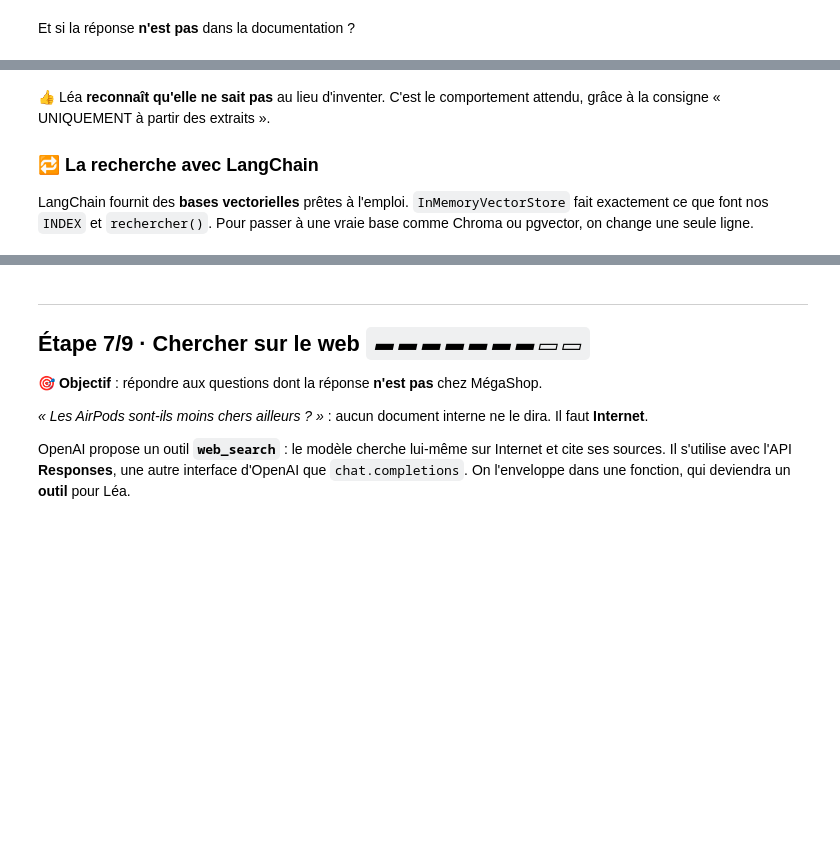
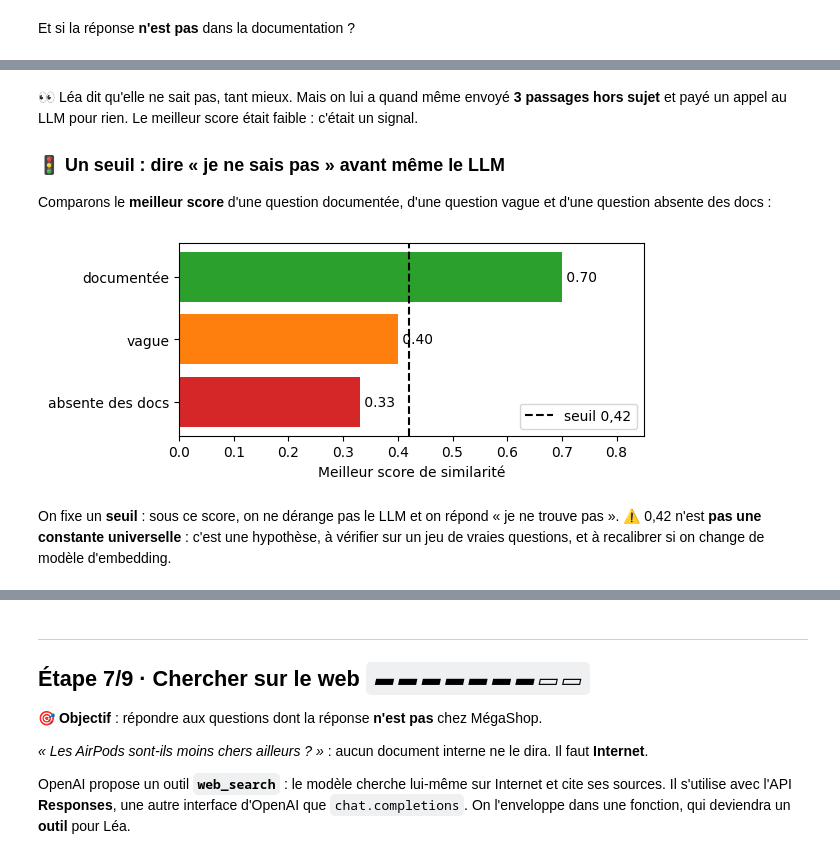
Before and after one commit to Sergetouvoly/UnderstandAiAgent, a Jupyter notebook: notebook_3_rag_et_recherche_web.ipynb, the cells around one changed output, grey strips where cells are left out. Drawn from its saved outputs; the diff is of its cells as text; code cells hidden in the pictures; blank space fills up the shorter version.

```diff
--- a/notebook_3_rag_et_recherche_web.ipynb
+++ b/notebook_3_rag_et_recherche_web.ipynb
@@ -240,7 +241,8 @@ PASSAGES = []
 for nom_doc, texte in DOCS.items():
     for section in texte.split("## ")[1:]:                  # chaque section « ## Titre » devient un passage
         titre, _, contenu = section.partition("\n")
-        PASSAGES.append({"source": f"{nom_doc} › {titre.strip()}",
+        PASSAGES.append({"id": f"DOC-{len(PASSAGES) + 1:02d}",  # identifiant stable, pour citer la source
+                         "source": f"{nom_doc} › {titre.strip()}",
                          "texte": f"{titre.strip()} : {contenu.strip()}"})
 
 print(f"✂️ {len(PASSAGES)} passages. Exemple :")
@@ -310,6 +330,26 @@ Souhaitez‑vous que je transfère votre demande à un conseiller pour vérifica
 # %% [markdown]
-👍 Léa **reconnaît qu'elle ne sait pas** au lieu d'inventer. C'est le comportement attendu, grâce à la consigne « UNIQUEMENT à partir des extraits ».
+👀 Léa dit qu'elle ne sait pas, tant mieux. Mais on lui a quand même envoyé **3 passages hors sujet** et payé un appel au LLM pour rien. Le meilleur score était faible : c'était un signal.
 
-### 🔁 La recherche avec LangChain
+### 🚦 Un seuil : dire « je ne sais pas » avant même le LLM
 
-LangChain fournit des **bases vectorielles** prêtes à l'emploi. `InMemoryVectorStore` fait exactement ce que font nos `INDEX` et `rechercher()`. Pour passer à une vraie base comme Chroma ou pgvector, on change une seule ligne.
+Comparons le **meilleur score** d'une question documentée, d'une question vague et d'une question absente des docs :
+# %%
+import matplotlib.pyplot as plt
+
+QUESTIONS_TEST = {"documentée": "Je fais du M d'habitude, quelle taille prendre pour le hoodie Adidas ?",
+                  "vague": "J'ai un problème",
+                  "absente des docs": "Est-ce que je peux payer en cryptomonnaie ?"}
+meilleurs = {nom: rechercher(q, k=1)[0][0] for nom, q in QUESTIONS_TEST.items()}
+
+plt.figure(figsize=(6, 2.5))
+plt.barh(list(meilleurs), list(meilleurs.values()), color=["tab:green", "tab:orange", "tab:red"])
+plt.axvline(0.42, color="black", linestyle="--", label="seuil 0,42")
+for i, s in enumerate(meilleurs.values()):
+    plt.text(s, i, f" {s:.2f}", va="center")
+plt.gca().invert_yaxis(); plt.xlim(0, 0.85); plt.xlabel("Meilleur score de similarité"); plt.legend(loc="lower right")
+plt.show()
+# %% [output]
+[figure, added]
+# %% [markdown]
+On fixe un **seuil** : sous ce score, on ne dérange pas le LLM et on répond « je ne trouve pas ».
+⚠️ 0,42 n'est **pas une constante universelle** : c'est une hypothèse, à vérifier sur un jeu de vraies questions, et à recalibrer si on change de modèle d'embedding.
```
Also changed, not shown: parts of 31 cells of this notebook, 5 other files.
